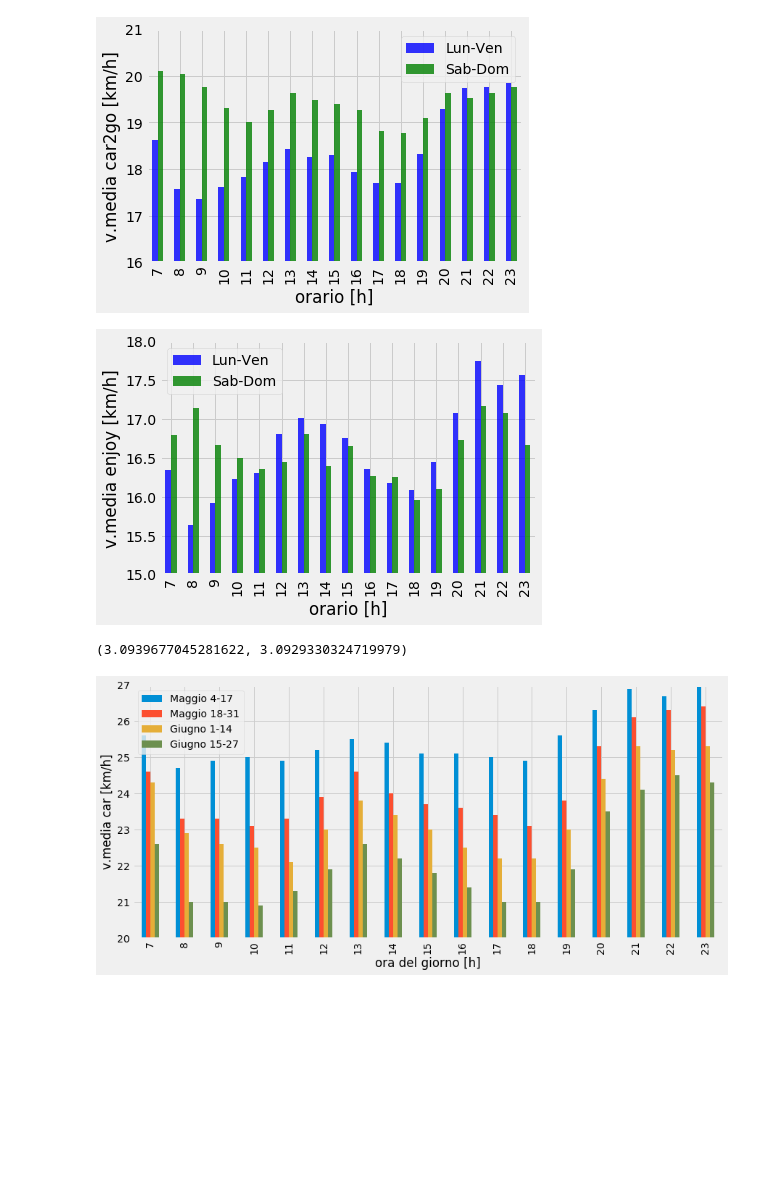
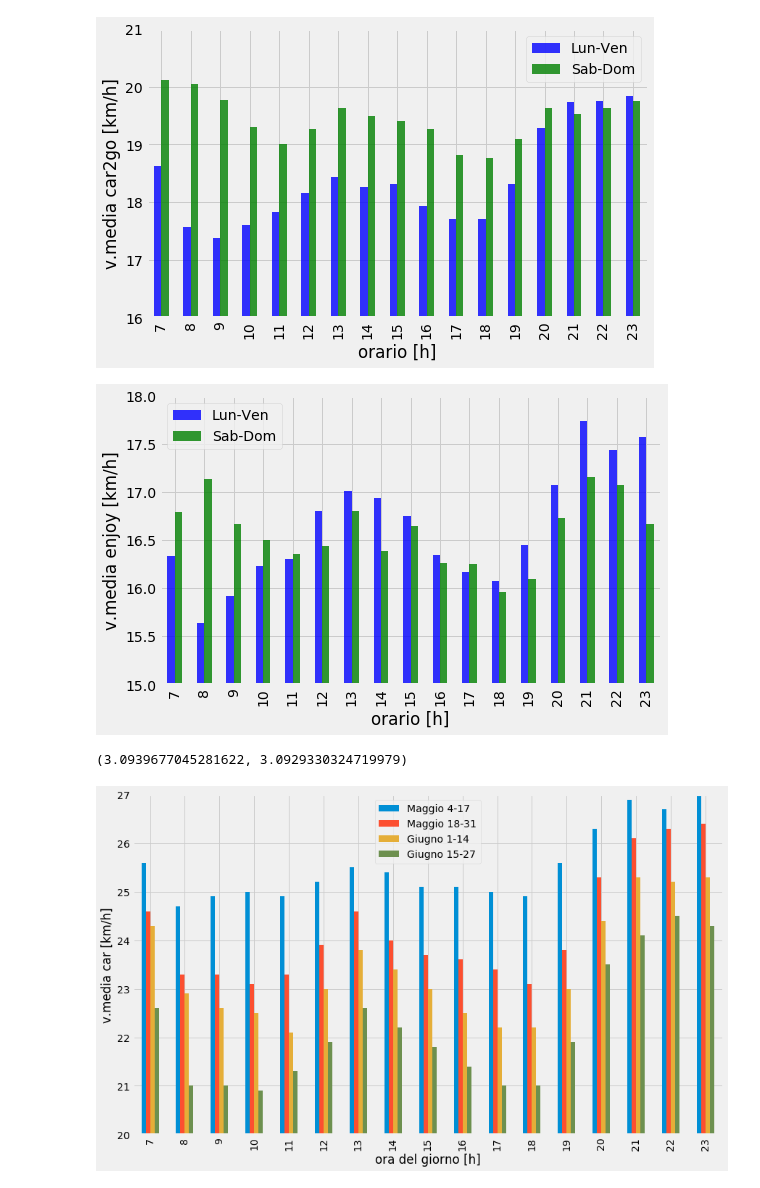
Before and after one commit to mmastrapasqua7/kowalskianalysis, a Jupyter notebook: jupyter/2_AnalisiEVariazioneVelocitaMediaMezzi.ipynb, the cells around one changed output. Drawn from its saved outputs; the diff is of its cells as text; code cells hidden in the pictures; blank space fills up the shorter version.

```diff
--- a/jupyter/2_AnalisiEVariazioneVelocitaMediaMezzi.ipynb
+++ b/jupyter/2_AnalisiEVariazioneVelocitaMediaMezzi.ipynb
@@ -3,7 +3,9 @@
 import numpy as np
 import pandas as pd
 import matplotlib.pyplot as plt
+from scipy.constants import golden
 plt.style.use('fivethirtyeight')
+plt.rc('figure', figsize=(8.0, 8.0/golden))
 
 # VARIABILI
 csvfile = 'csv/alldata.csv'
@@ -95,7 +97,7 @@ plt.xlabel('orario [h]')
 plt.ylabel('v.media car2go [km/h]')
 plt.show()
 # %% [output]
-[figure, old version]
+[figure, new version]
 # %%
 vmedia_week(tragitti[car_cond & enjoy_cond & coherence_cond], 'Enjoy').plot.bar(color=wcolors, alpha=.8)
 plt.ylim(15, 18)
@@ -103,7 +105,7 @@ plt.xlabel('orario [h]')
 plt.ylabel('v.media enjoy [km/h]')
 plt.show()
 # %% [output]
-[figure, old version]
+[figure, new version]
 # %%
 def anova(groups):
     all_elements = pd.concat(groups)
@@ -131,25 +133,25 @@ anova(list_of_list(tragitti))
 # %%
 lst = [
     vmedia_giorno(tragitti[(tragitti['Month'] == 5) & tragitti['Day'].between(4, 17) & car_cond], 'Car'),
     vmedia_giorno(tragitti[(tragitti['Month'] == 5) & tragitti['Day'].between(18, 31) & car_cond], 'Car'),
     vmedia_giorno(tragitti[(tragitti['Month'] == 6) & tragitti['Day'].between(1, 14) & car_cond], 'Car'),
     vmedia_giorno(tragitti[(tragitti['Month'] == 6) & tragitti['Day'].between(15, 27) & car_cond], 'Car')]
 
 array = np.array(lst).T
 
 confronto_vmedie_week_by_week = pd.DataFrame(
     array,
     index=range(7,24),
     columns=['Maggio 4-17', 'Maggio 18-31', 'Giugno 1-14', 'Giugno 15-27']).round(decimals=1)
 
-plt.rc('figure', figsize=(13.0, 6.0))
+plt.rc('figure', figsize=(13.0, 13.0 / golden))
 confronto_vmedie_week_by_week.plot.bar()
 plt.ylim(20, 27)
 plt.xlabel('ora del giorno [h]')
 plt.ylabel('v.media car [km/h]')
 plt.show()
 # %% [output]
-[figure, old version]
+[figure, new version]
 # %%
 lst = [
     vmedia_giorno(tragitti[(tragitti['Month'] == 5) & tragitti['Day'].between(4, 17) & public_cond], 'Public'),
```
Also changed, not shown: parts of 5 cells of this notebook, 3 other files.
